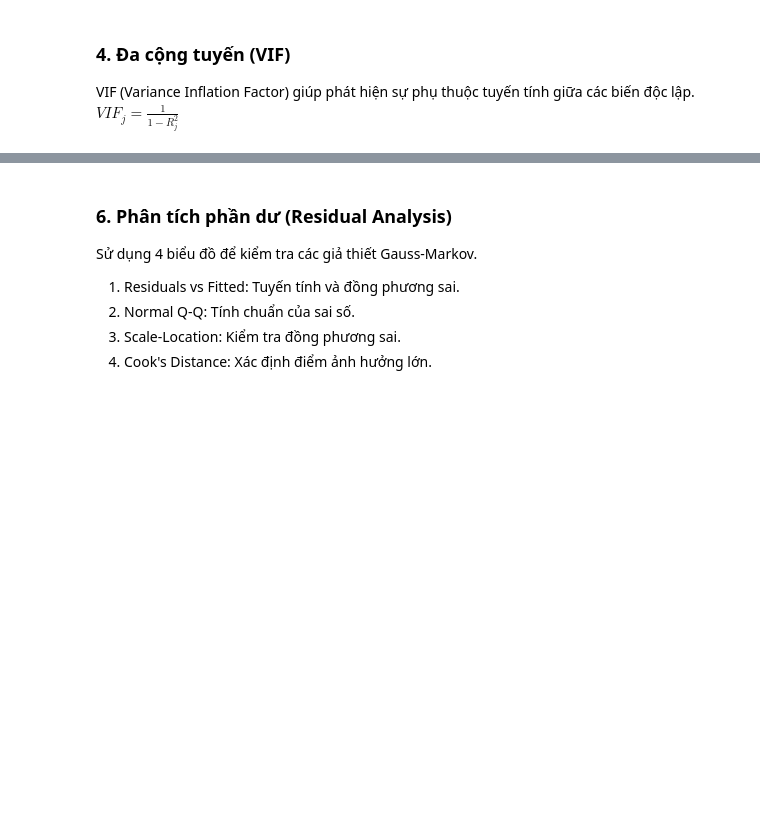
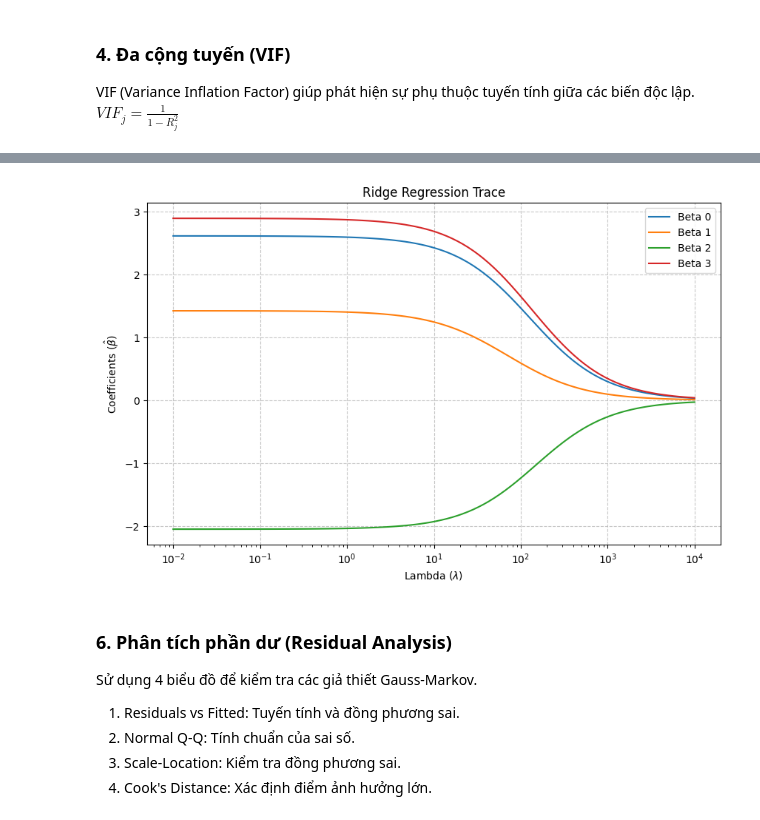
Before and after one commit to NguyenQuocDat06-AI/Predict-PM2.5-Air-Quality, a Jupyter notebook: part1/part1_notebook.ipynb, the cells around one changed output, grey strips where cells are left out. Drawn from its saved outputs; the diff is of its cells as text; code cells hidden in the pictures; blank space fills up the shorter version.

```diff
--- a/part1/part1_notebook.ipynb
+++ b/part1/part1_notebook.ipynb
@@ -119,7 +127,0 @@ vif_results = vif(X)
-# %%
-lam_list = np.logspace(-2, 4, 100)
-print("Vẽ biểu đồ Ridge Trace:")
-ridge_fit(X, y, lam_list)
-
-print("Vẽ biểu đồ Lasso Trace:")
-lasso_trace(X, y, lam_list)
@@ -147,0 +128,7 @@ array([[ 2.61289944,  1.42217877, -2.04987692,  2.89232041],
+# %%
+# Tính toán VIF cho các biến (loại trừ biến Intercept)
+vif_vals = vif(X)
+
+print("=== Kết quả Variance Inflation Factor (VIF) ===")
+for i, val in enumerate(vif_vals):
+    print(f"  VIF(X{i+1}) = {val:.4f}")
@@ -148,3 +146,21 @@ array([[ 2.61289944,  1.42217877, -2.04987692,  2.89232041],
+# %%
+lam_list = np.logspace(-2, 4, 100)
+# traces trả về danh sách các kết quả beta cho từng lambda
+traces = ridge_trace(X, y, lam_list)
+
+plt.figure(figsize=(10, 6))
+# Chuyển traces sang numpy array để vẽ tất cả các cột cùng lúc
+plt.plot(lam_list, np.array(traces))
+
+plt.xscale('log')
+plt.xlabel('Lambda ($\lambda$)')
+plt.ylabel('Coefficients ($\hat{\\beta}$)')
+plt.title('Ridge Regression Trace')
+plt.legend([f'Beta {i}' for i in range(len(traces[0]))])
+plt.grid(True, linestyle='--', alpha=0.7)
+plt.show()
+# %% [output]
+[figure, added]
 # %% [markdown]
 ### 6. Phân tích phần dư (Residual Analysis)
 
```
Also changed, not shown: parts of 18 cells of this notebook, 4 other files.
